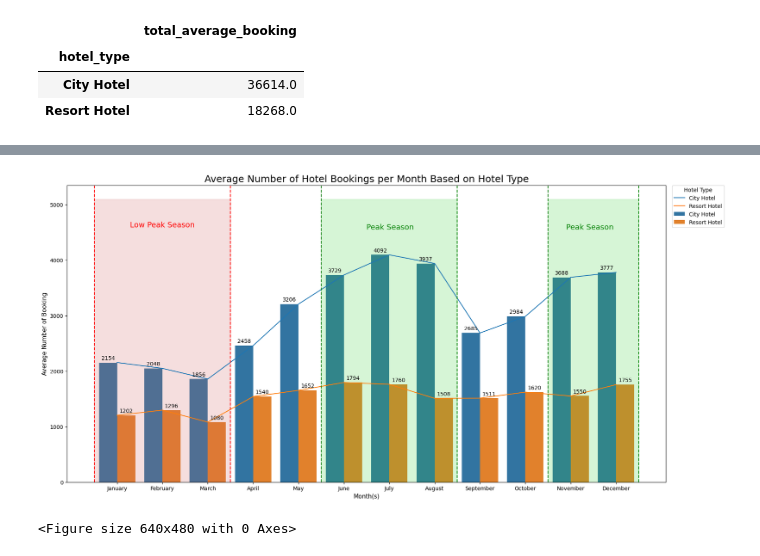
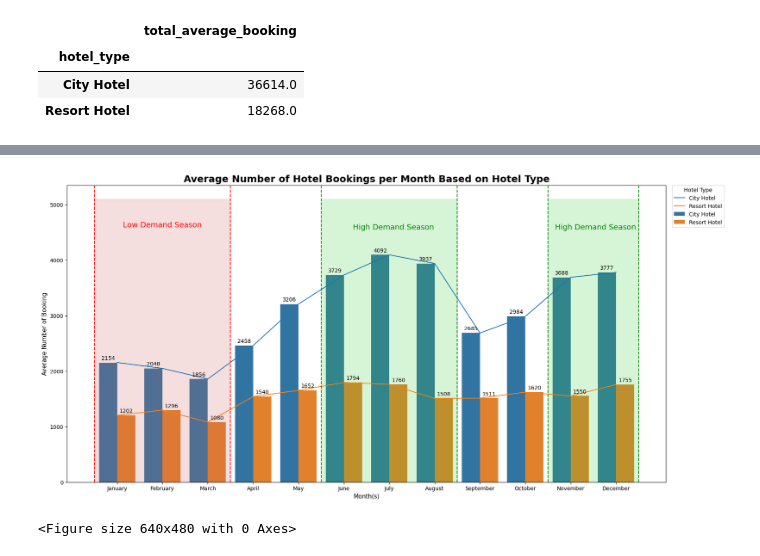
Before and after one commit to mcikalmerdeka/Investigate-Hotel-Business-Using-Data-Visualization, a Jupyter notebook: Task 1/Task_1_Data_Preprocessing.ipynb, the cells around one changed output, grey strips where cells are left out. Cells and saved outputs as stored; diff of their text form; code cells hidden in the pictures.

```diff
--- a/Task 1/Task_1_Data_Preprocessing.ipynb
+++ b/Task 1/Task_1_Data_Preprocessing.ipynb
@@ -684,38 +684,38 @@ fig, ax = plt.subplots(figsize=(20, 10))
 
 sns.lineplot(data=df_normalized, x='arrival_date_month', y='average_booking', hue='hotel_type', ci=False)
 sns.barplot(data=df_normalized, x='arrival_date_month', y='average_booking', hue='hotel_type')
 
 plt.bar_label(ax.containers[0], padding=3)
 plt.bar_label(ax.containers[1], padding=3)
 
 booking_max_point = max(df_normalized['average_booking'])
 
 plt.axvline(-0.5, ls='--', color='red')
 plt.axvline(2.5, ls='--', color='red')
 plt.stackplot(np.arange(-0.5, 3.5), booking_max_point+1000, color='indianred', alpha=0.2)
-plt.text(x=1, y=booking_max_point+500, s='Low Peak Season', fontsize=14, color='red', ha='center')
+plt.text(x=1, y=booking_max_point+500, s='Low Demand Season', fontsize=14, color='red', ha='center')
 
 plt.axvline(4.5, ls='--', color='green')
 plt.axvline(7.5, ls='--', color='green')
 plt.stackplot(np.arange(4.5, 8.5), booking_max_point+1000, color='limegreen', alpha=0.2)
-plt.text(x=5.5, y=booking_max_point+500, s='Peak Season', fontsize=14, color='green', va='center')
+plt.text(x=5.2, y=booking_max_point+500, s='High Demand Season', fontsize=14, color='green', va='center')
 
 plt.axvline(9.5, ls='--', color='green')
 plt.axvline(11.5, ls='--', color='green')
 plt.stackplot(np.arange(9.5, 12.5), booking_max_point+1000, color='limegreen', alpha=0.2)
-plt.text(x=9.9, y=booking_max_point+500, s='Peak Season', fontsize=14, color='green', va='center')
+plt.text(x=9.65, y=booking_max_point+500, s='High Demand Season', fontsize=14, color='green', va='center')
 
-plt.title('Average Number of Hotel Bookings per Month Based on Hotel Type', fontsize=18)
+plt.title("Average Number of Hotel Bookings per Month Based on Hotel Type", fontsize=18, color='black', weight='bold')
 plt.xlabel('Month(s)', fontsize=11)
 plt.ylabel('Average Number of Booking', fontsize=11)
 plt.legend(title="Hotel Type",
            bbox_to_anchor=(1.01, 1),
            loc='best',
            borderaxespad=0)
 plt.show()
 plt.tight_layout()
 # %% [output]
-[figure, old version]
+[figure, new version]
 <Figure size 640x480 with 0 Axes>
 # %% [markdown]
 ## **Data Interpretation and Business Recommendation**
```
Also changed, not shown: parts of 5 cells of this notebook, 4 other files.
